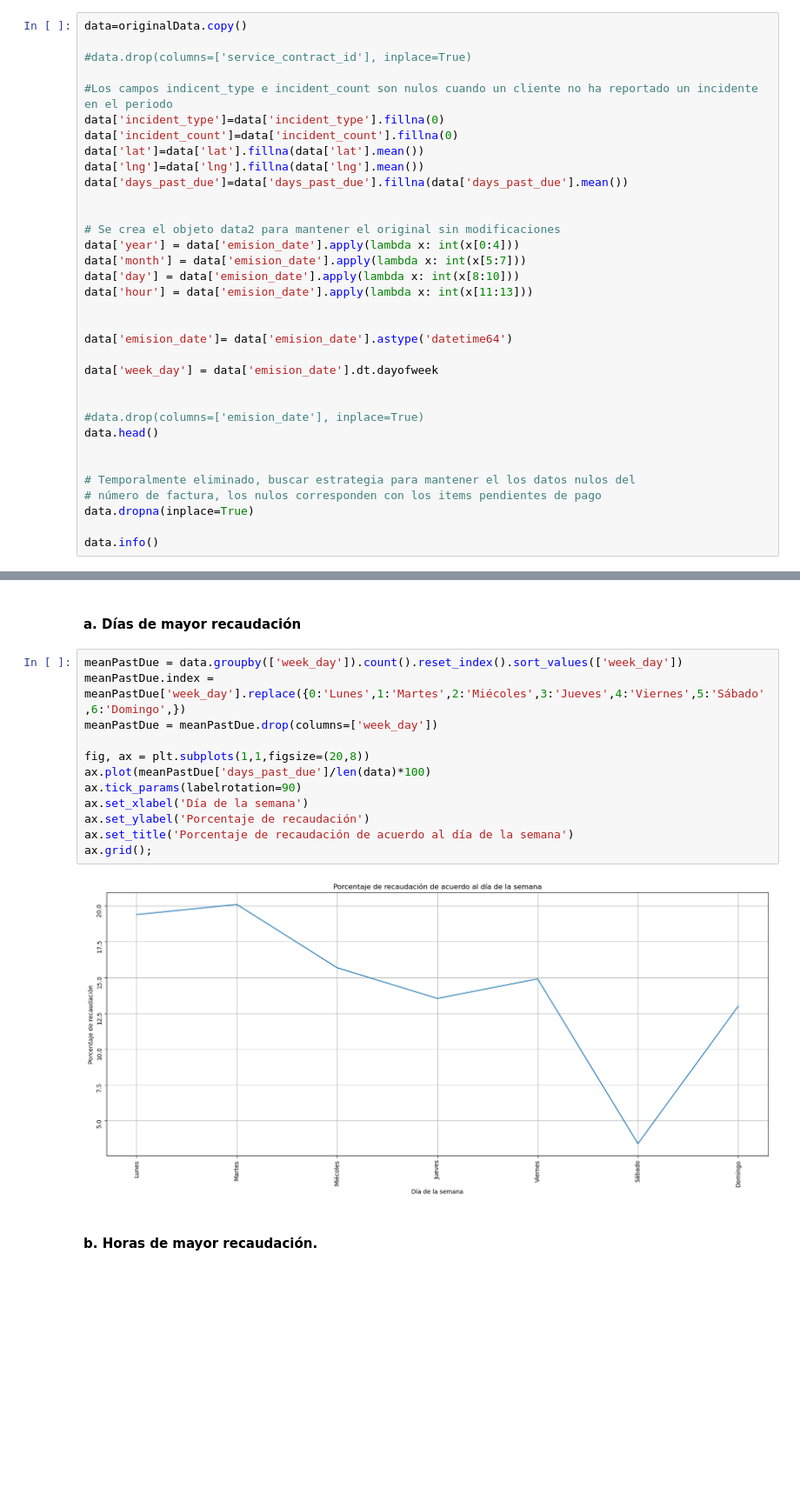
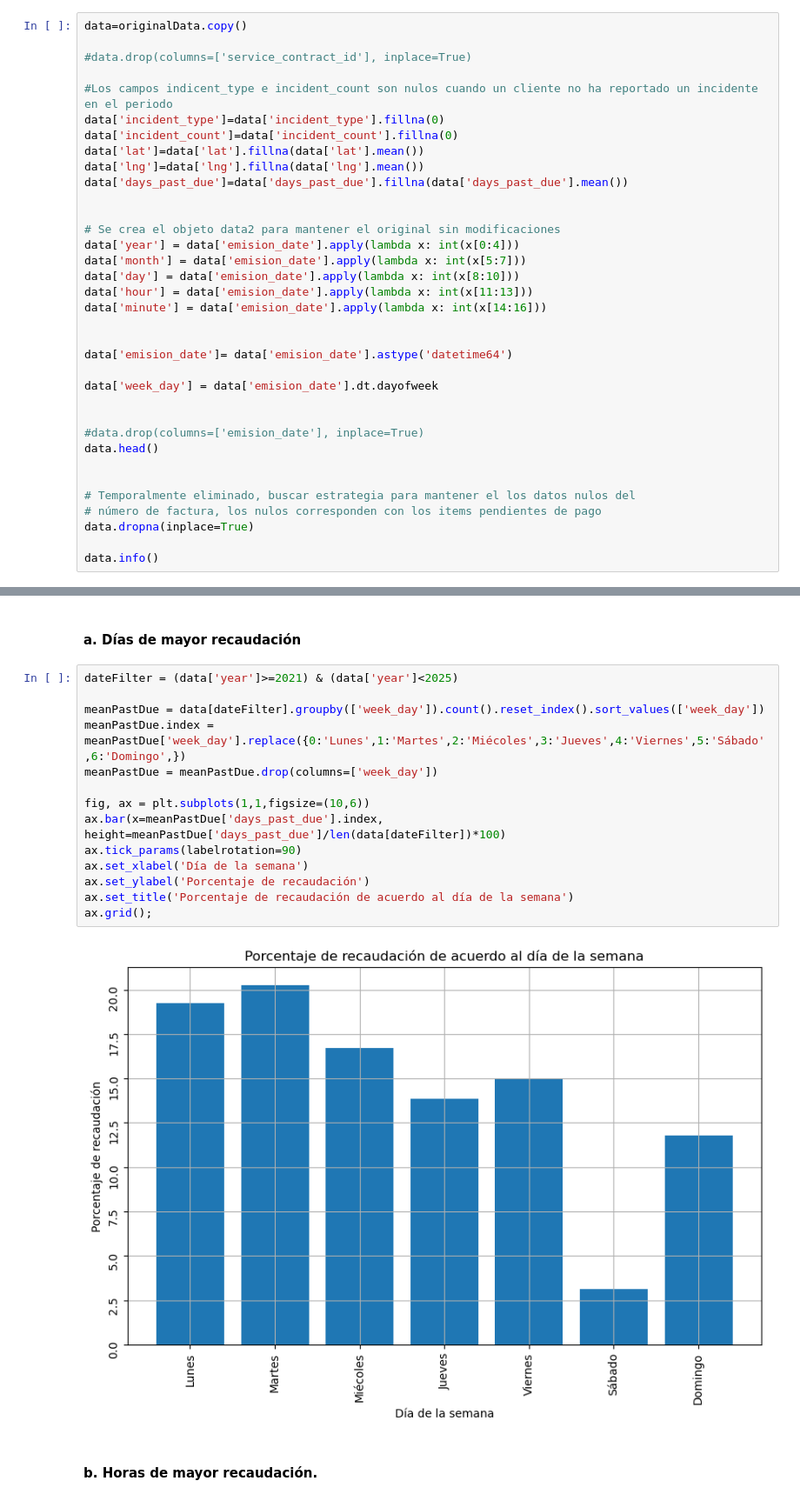
Before and after one commit to orlandoch/mora_ml, a Jupyter notebook: main.ipynb, the cells around one changed output, grey strips where cells are left out. Shown at 87% size. Saved outputs shown, nothing was run; the diff lists cells and outputs as text; blank space fills up the shorter version.

```diff
--- a/main.ipynb
+++ b/main.ipynb
@@ -187,6 +187,7 @@ data['year'] = data['emision_date'].apply(lambda x: int(x[0:4]))
 data['month'] = data['emision_date'].apply(lambda x: int(x[5:7]))
 data['day'] = data['emision_date'].apply(lambda x: int(x[8:10]))
 data['hour'] = data['emision_date'].apply(lambda x: int(x[11:13]))
+data['minute'] = data['emision_date'].apply(lambda x: int(x[14:16]))
 
 
 data['emision_date']= data['emision_date'].astype('datetime64')
@@ -290,19 +291,21 @@ En esta sección se analizan los días de la semana y los horas de mayor recauda
 # %% [markdown]
 #### a. Días de mayor recaudación
 # %%
-meanPastDue = data.groupby(['week_day']).count().reset_index().sort_values(['week_day'])
+dateFilter = (data['year']>=2021) & (data['year']<2025)
+
+meanPastDue = data[dateFilter].groupby(['week_day']).count().reset_index().sort_values(['week_day'])
 meanPastDue.index = meanPastDue['week_day'].replace({0:'Lunes',1:'Martes',2:'Miécoles',3:'Jueves',4:'Viernes',5:'Sábado',6:'Domingo',})
 meanPastDue = meanPastDue.drop(columns=['week_day'])
 
-fig, ax = plt.subplots(1,1,figsize=(20,8))
-ax.plot(meanPastDue['days_past_due']/len(data)*100)
+fig, ax = plt.subplots(1,1,figsize=(10,6))
+ax.bar(x=meanPastDue['days_past_due'].index, height=meanPastDue['days_past_due']/len(data[dateFilter])*100)
 ax.tick_params(labelrotation=90)
 ax.set_xlabel('Día de la semana')
 ax.set_ylabel('Porcentaje de recaudación')
 ax.set_title('Porcentaje de recaudación de acuerdo al día de la semana')
 ax.grid();
 # %% [output]
-[figure, old version]
+[figure, new version]
 # %% [markdown]
 #### b. Horas de mayor recaudación.
 # %%
```
Also changed, not shown: parts of 6 cells of this notebook.
